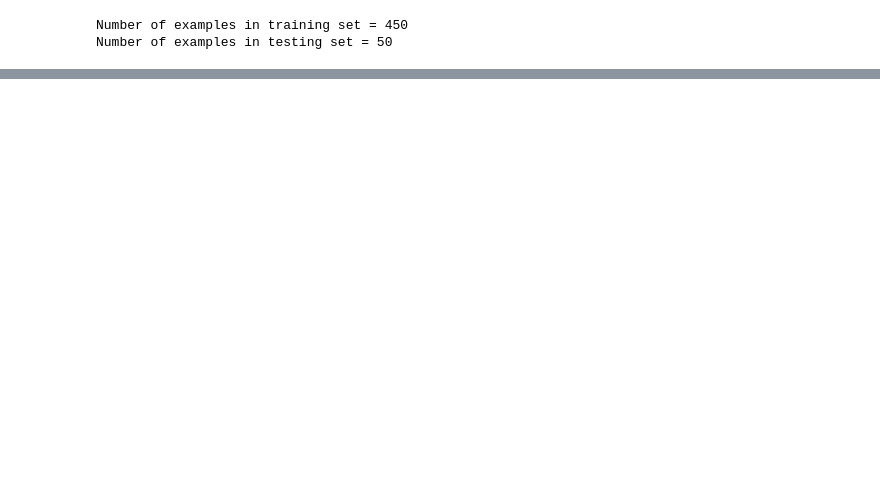
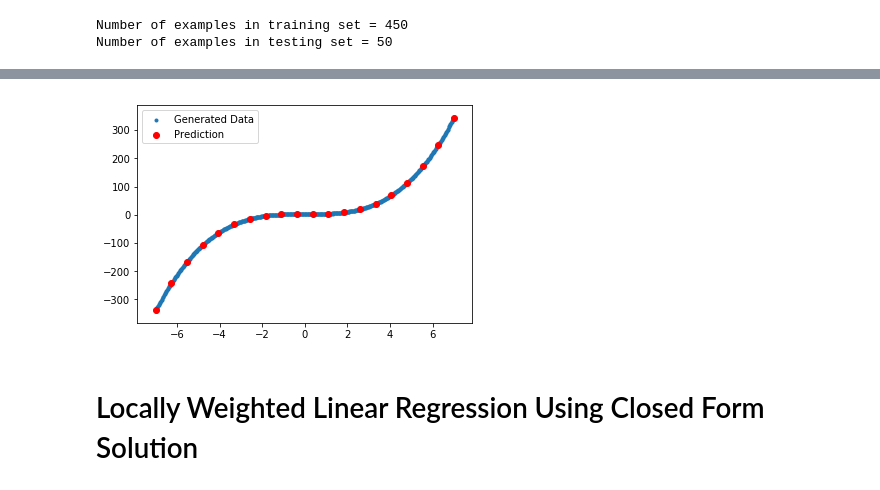
Before and after one commit to savya08/Machine-Learning-Algorithms, a Jupyter notebook: Locally Weighted Linear Regression.ipynb, the cells around one changed output, grey strips where cells are left out. Saved outputs shown, nothing was run; the diff lists cells and outputs as text; code cells hidden in the pictures; blank space fills up the shorter version.

```diff
--- a/Locally Weighted Linear Regression.ipynb
+++ b/Locally Weighted Linear Regression.ipynb
@@ -51,30 +50,21 @@ def cost(x, y, theta):
     J /= 2
     return J
 
-def weight(x, x_test):
+def weight(x, x_test, t):
     dist = np.linalg.norm(x - x_test)
-    t = 0.5
     w = np.exp((-1.0*(dist**2)) / (2.0*(t**2)))
     return w
 
-def plotHypothesis(x, pred, theta):
-    x_plot = np.linspace(x[0, 1] - 2, x[0, 1] + 2, 5)
-    y_plot = theta[0, 0] + theta[1, 0]*x_plot
-    plt.plot(x_plot, y_plot)
-    plt.scatter(x[0, 1], pred, color = 'red')
-    plt.scatter(X_train[:, 1], y_train, marker = '.')
-    plt.show()
-
-def predict(X, y, x_test, u = 0.03):
+def predict(X, y, x_test, u = 0.01, t = 0.05):
     theta = np.zeros((X.shape[1], 1))
     error_list = []
-    max_itr = 500
+    max_itr = 750
     for itr in range(max_itr):
         theta_temp = theta
         for i in range(X.shape[0]):
             x = X[i, :].reshape((1, -1))
-            w = weight(x, x_test)
-            theta_temp = theta_temp - u*w*gradient(x, y[i], theta_temp)
+            w = weight(x, x_test, t)
+            theta_temp = theta_temp - u*w*gradient(x, y[i], theta)
         theta = theta_temp
         error_list.append(cost(X, y, theta)[0])
     pred = hypothesis(x_test, theta)[0]
@@ -108,0 +99,18 @@ Mean absolute error =  0.3404119354474945
+# %%
+# plot prediction
+X_temp = np.linspace(-7.0, 7.0, 20).reshape(-1, 1)
+X_plot = np.hstack((np.ones((X_temp.shape[0], 1)), X_temp))
+y_plot = []
+for i in range(X_plot.shape[0]):
+    x = X_plot[i].reshape((1, -1))
+    y, _ = predict(X_train, y_train, x)
+    y_plot.append(y)
+y_plot = np.array(y_plot).reshape((-1, 1))
+plt.scatter(data[:, 1], data[:, -1], marker = '.', label = "Generated Data")
+plt.scatter(X_plot[:, 1], y_plot, color = "red", label = "Prediction")
+plt.legend()
+plt.show()
+# %% [output]
+[figure, added]
+# %% [markdown]
+# Locally Weighted Linear Regression Using Closed Form Solution
```
Also changed, not shown: parts of 10 cells of this notebook.
